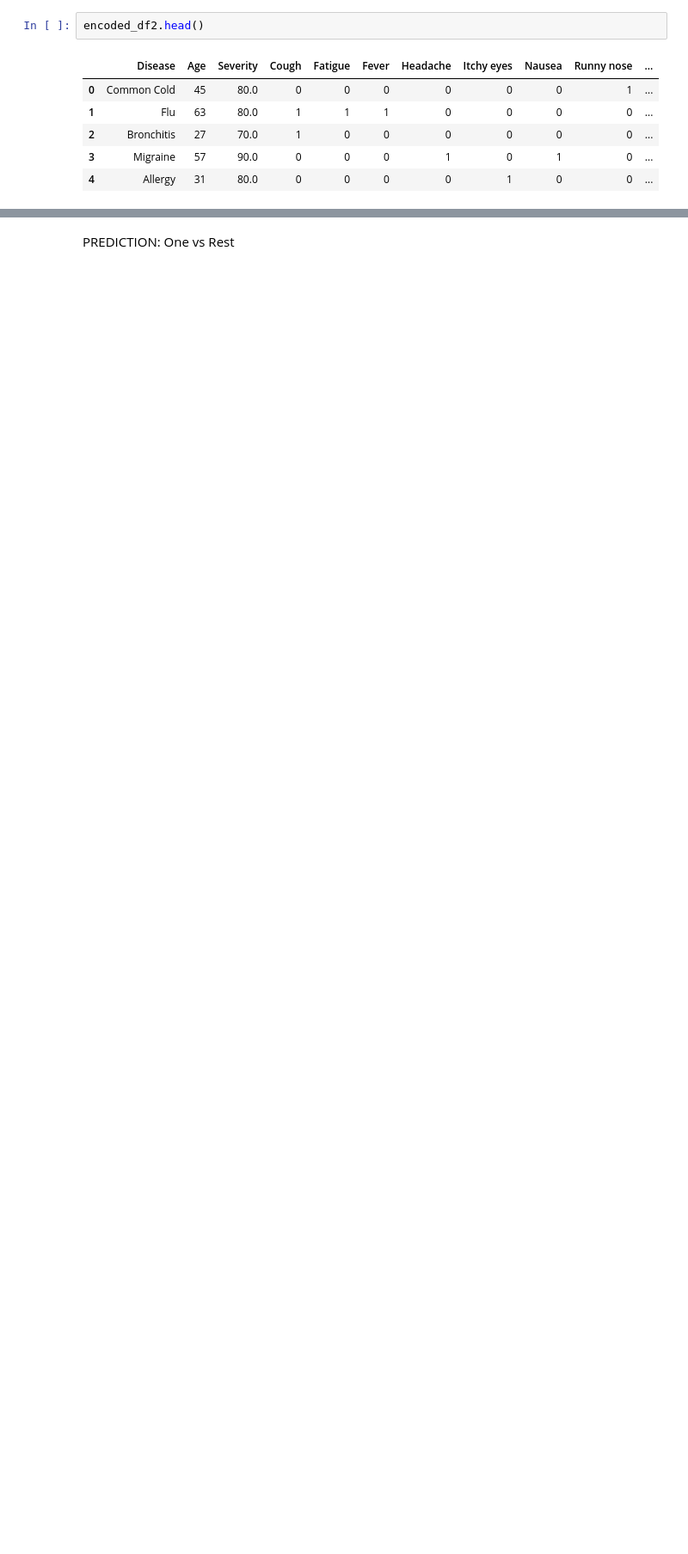
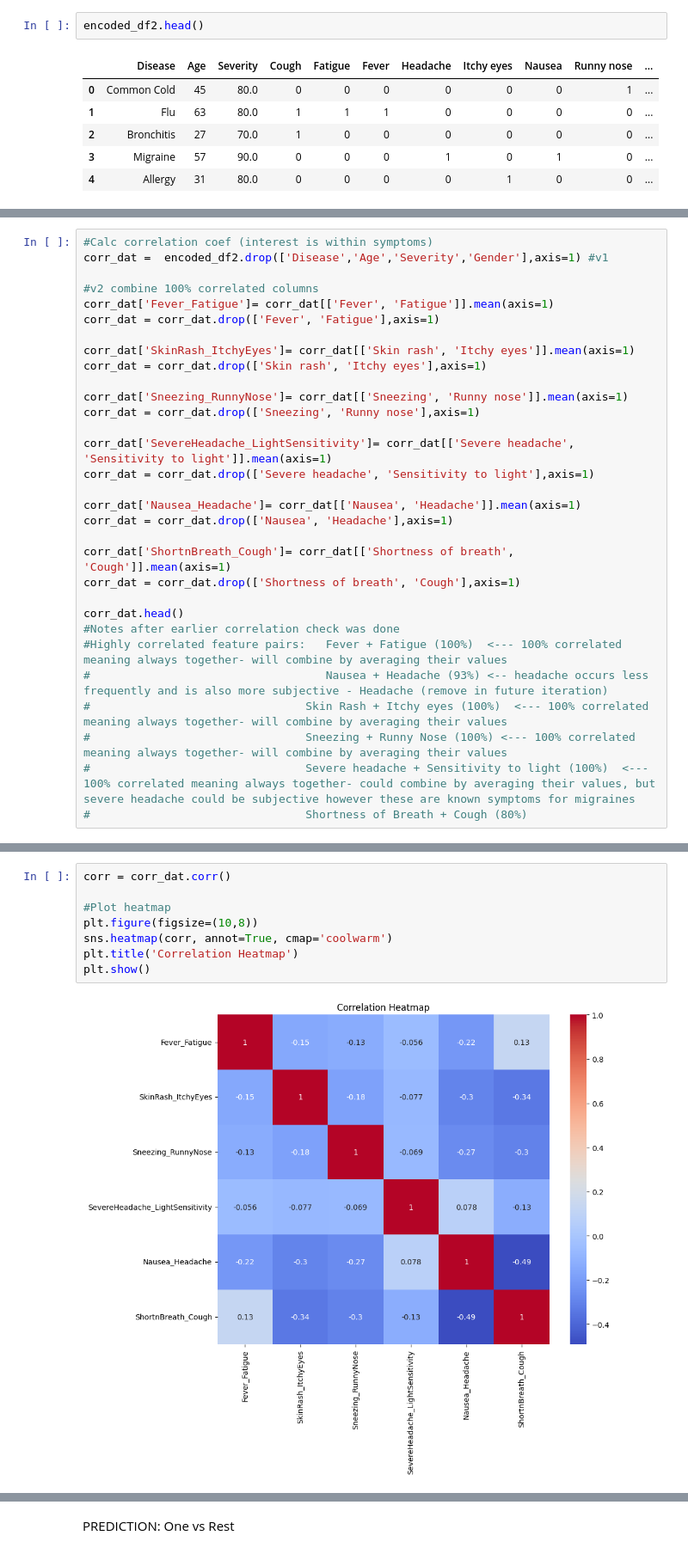
Before and after one commit to GenieMak/Assignment_11.19.24, a Jupyter notebook: amak-diseaseprediction.ipynb, the cells around one changed output, grey strips where cells are left out. Shown at 86% size. Cells and saved outputs as stored; diff of their text form; blank space fills up the shorter version.

```diff
--- a/amak-diseaseprediction.ipynb
+++ b/amak-diseaseprediction.ipynb
@@ -429,0 +441,31 @@ encoded_df2.head()
+# %%
+#Calc correlation coef (interest is within symptoms)
+corr_dat =  encoded_df2.drop(['Disease','Age','Severity','Gender'],axis=1) #v1
+
+#v2 combine 100% correlated columns
+corr_dat['Fever_Fatigue']= corr_dat[['Fever', 'Fatigue']].mean(axis=1)
+corr_dat = corr_dat.drop(['Fever', 'Fatigue'],axis=1)
+
+corr_dat['SkinRash_ItchyEyes']= corr_dat[['Skin rash', 'Itchy eyes']].mean(axis=1)
+corr_dat = corr_dat.drop(['Skin rash', 'Itchy eyes'],axis=1)
+
+corr_dat['Sneezing_RunnyNose']= corr_dat[['Sneezing', 'Runny nose']].mean(axis=1)
+corr_dat = corr_dat.drop(['Sneezing', 'Runny nose'],axis=1)
+
+corr_dat['SevereHeadache_LightSensitivity']= corr_dat[['Severe headache', 'Sensitivity to light']].mean(axis=1)
+corr_dat = corr_dat.drop(['Severe headache', 'Sensitivity to light'],axis=1)
+
+corr_dat['Nausea_Headache']= corr_dat[['Nausea', 'Headache']].mean(axis=1)
+corr_dat = corr_dat.drop(['Nausea', 'Headache'],axis=1)
+
+corr_dat['ShortnBreath_Cough']= corr_dat[['Shortness of breath', 'Cough']].mean(axis=1)
+corr_dat = corr_dat.drop(['Shortness of breath', 'Cough'],axis=1)
+
+corr_dat.head()
+#Notes after earlier correlation check was done
+#Highly correlated feature pairs:   Fever + Fatigue (100%)  <--- 100% correlated meaning always together- will combine by averaging their values
+#                                   Nausea + Headache (93%) <-- headache occurs less frequently and is also more subjective - Headache (remove in future iteration)
+#                                Skin Rash + Itchy eyes (100%)  <--- 100% correlated meaning always together- will combine by averaging their values
+#                                Sneezing + Runny Nose (100%) <--- 100% correlated meaning always together- will combine by averaging their values
+#                                Severe headache + Sensitivity to light (100%)  <--- 100% correlated meaning always together- could combine by averaging their values, but severe headache could be subjective however these are known symptoms for migraines
+#                                Shortness of Breath + Cough (80%)
@@ -429,0 +479,10 @@ encoded_df2.head()
+# %%
+corr = corr_dat.corr()
+
+#Plot heatmap
+plt.figure(figsize=(10,8))
+sns.heatmap(corr, annot=True, cmap='coolwarm')
+plt.title('Correlation Heatmap')
+plt.show()
+# %% [output]
+[figure, added]
```
Also changed, not shown: parts of 25 cells of this notebook.
